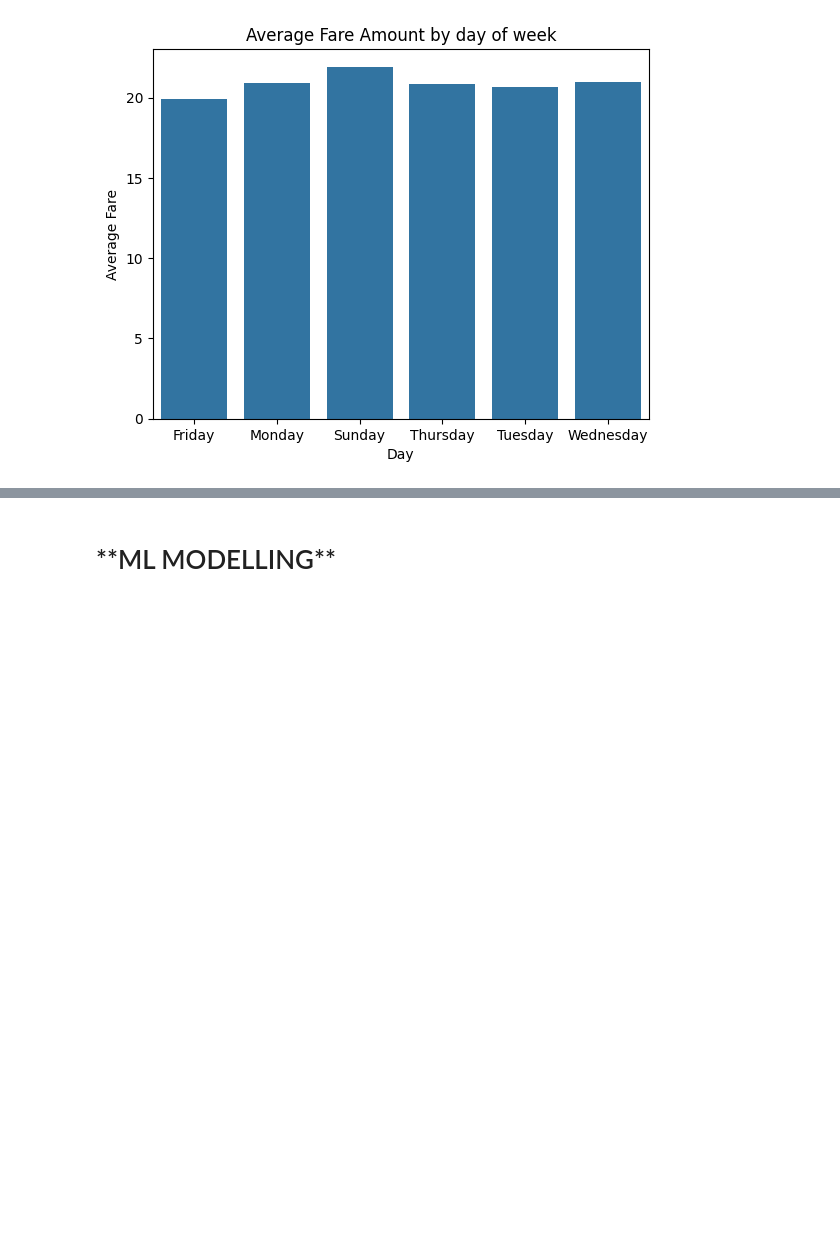
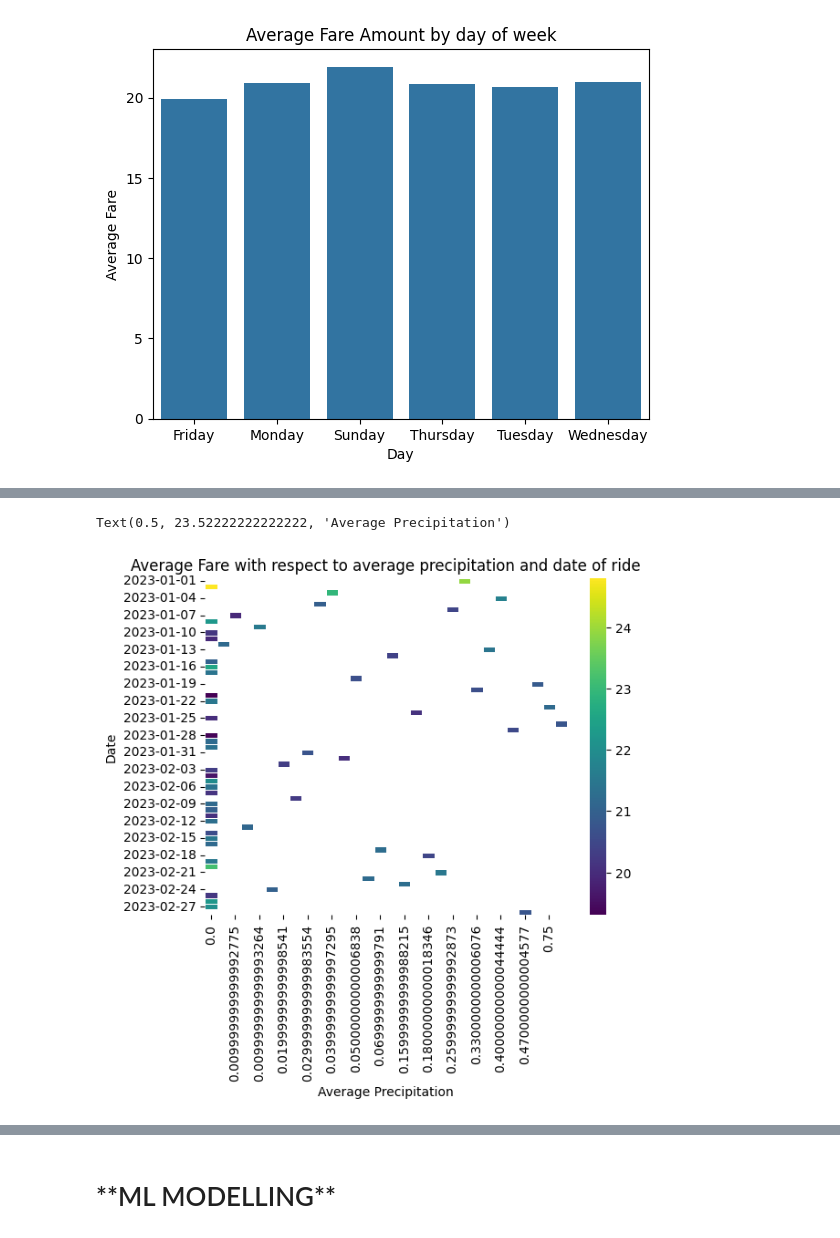
Before and after one commit to NavyaKiran/NYCTaxiFarePrediciton, a Jupyter notebook: NYC_Taxi_Fare_Prediction.ipynb, the cells around one changed output, grey strips where cells are left out. Cells and saved outputs as stored; diff of their text form; code cells hidden in the pictures; blank space fills up the shorter version.

```diff
--- a/NYC_Taxi_Fare_Prediction.ipynb
+++ b/NYC_Taxi_Fare_Prediction.ipynb
@@ -972,0 +1044,10 @@ Text(0.5, 1.0, 'Average Fare Amount by day of week')
+# %%
+avg_fare_by_date_precip = precip_data.groupby(['pickup_date', 'average_precipitation'])['average_fare'].mean().reset_index()
+heatmap_precip = avg_fare_by_date_precip.pivot(index='pickup_date', columns='average_precipitation', values='average_fare')
+sns.heatmap(heatmap_precip, cmap='viridis', linewidths=.5)
+plt.title("Average Fare with respect to average precipitation and date of ride")
+plt.ylabel("Date")
+plt.xlabel("Average Precipitation")
+# %% [output]
+Text(0.5, 23.52222222222222, 'Average Precipitation')
+[figure, added]
```
Also changed, not shown: parts of 31 cells of this notebook.
